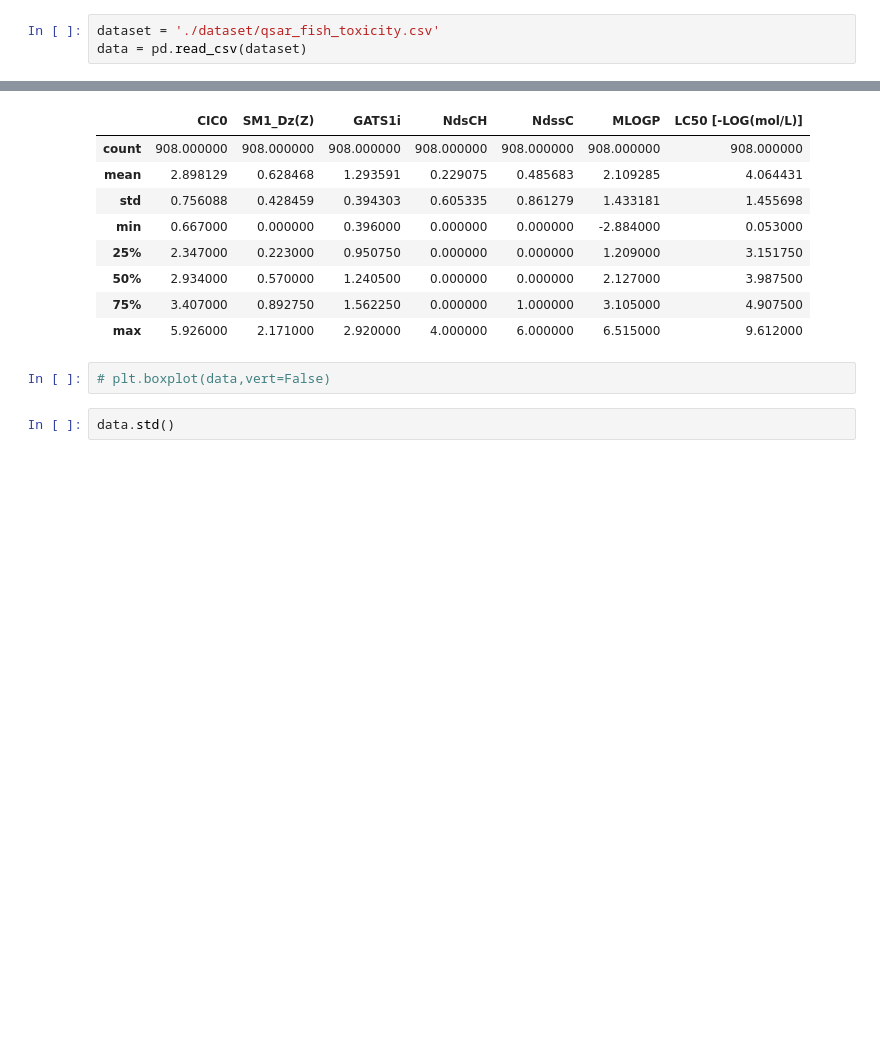
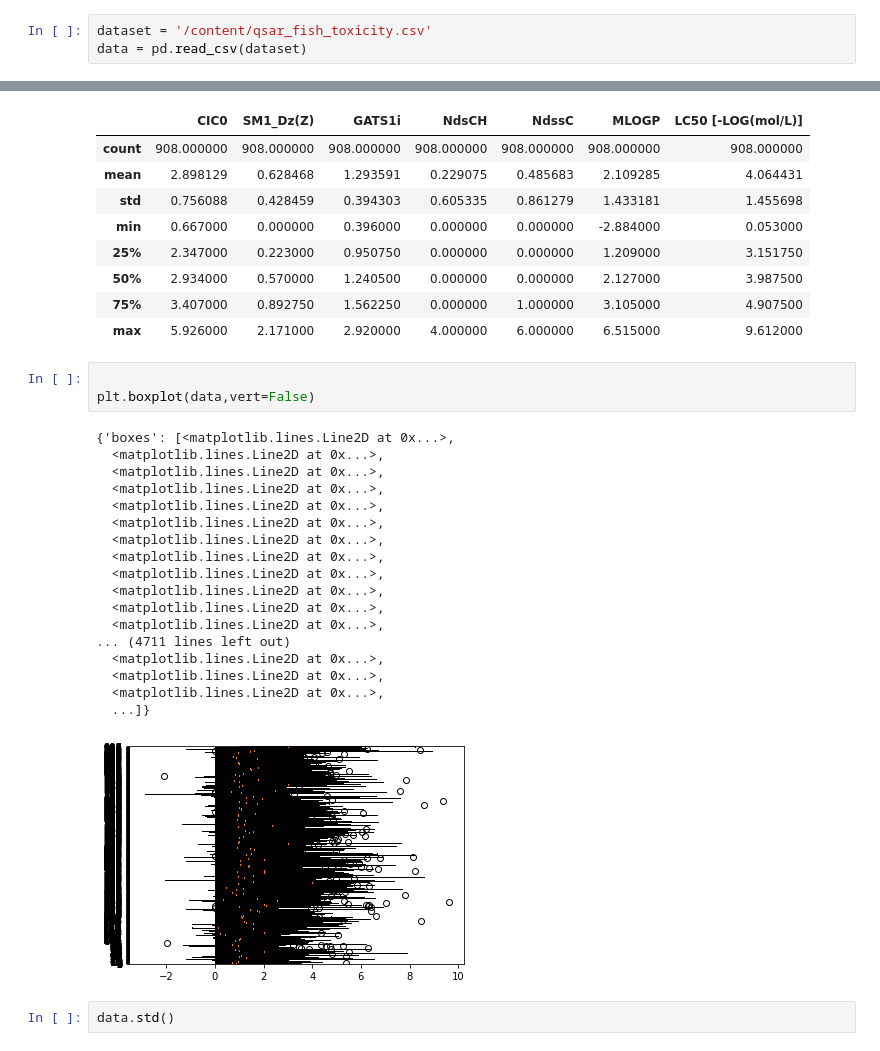
Before and after one commit to OmkarBhosale06/LC50_ML, a Jupyter notebook: LC50.ipynb, the cells around one changed output, grey strips where cells are left out. Saved outputs shown, nothing was run; the diff lists cells and outputs as text; blank space fills up the shorter version.

```diff
--- a/LC50.ipynb
+++ b/LC50.ipynb
@@ -7,3 +8,3 @@ import matplotlib.pyplot as plt
 # %%
-dataset = './dataset/qsar_fish_toxicity.csv'
+dataset = '/content/qsar_fish_toxicity.csv'
 data = pd.read_csv(dataset)
@@ -49,7 +51,27 @@ data.describe()
 | 75% | 3.407000 | 0.892750 | 1.562250 | 0.000000 | 1.000000 | 3.105000 | 4.907500 |
 | max | 5.926000 | 2.171000 | 2.920000 | 4.000000 | 6.000000 | 6.515000 | 9.612000 |
 # %%
-# plt.boxplot(data,vert=False)
+
+plt.boxplot(data,vert=False)
+# %% [output]
+{'boxes': [<matplotlib.lines.Line2D at 0x...>,
+  <matplotlib.lines.Line2D at 0x...>,
+  <matplotlib.lines.Line2D at 0x...>,
+  <matplotlib.lines.Line2D at 0x...>,
+  <matplotlib.lines.Line2D at 0x...>,
+  <matplotlib.lines.Line2D at 0x...>,
+  <matplotlib.lines.Line2D at 0x...>,
+  <matplotlib.lines.Line2D at 0x...>,
+  <matplotlib.lines.Line2D at 0x...>,
+  <matplotlib.lines.Line2D at 0x...>,
+  <matplotlib.lines.Line2D at 0x...>,
+  <matplotlib.lines.Line2D at 0x...>,
+... (4711 lines left out)
+  <matplotlib.lines.Line2D at 0x...>,
+  <matplotlib.lines.Line2D at 0x...>,
+  <matplotlib.lines.Line2D at 0x...>,
+  ...]}
+[figure, added]
 # %%
 data.std()
 # %% [output]
```
Also changed, not shown: parts of 11 cells of this notebook.
